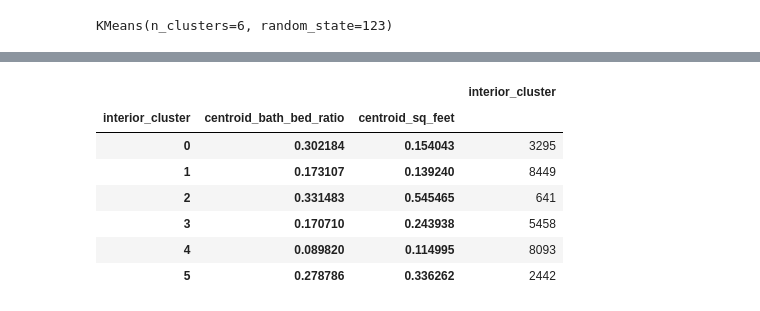
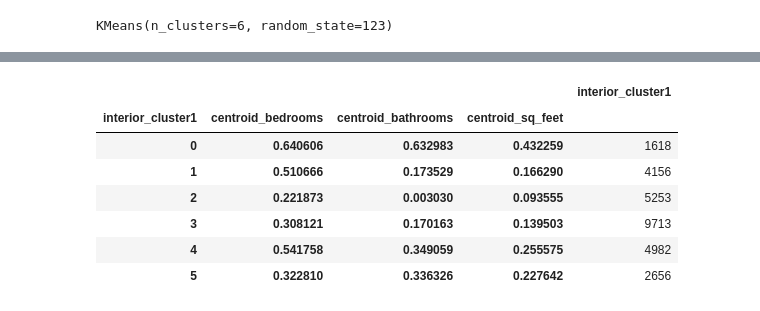
Before and after one commit to Michael-Mesa-Rae-Downen/project-3-clustering, a Jupyter notebook: working_notebook_michael.ipynb, the cells around one changed output, grey strips where cells are left out. Saved outputs shown, nothing was run; the diff lists cells and outputs as text; code cells hidden in the pictures.

```diff
--- a/working_notebook_michael.ipynb
+++ b/working_notebook_michael.ipynb
@@ -70,11 +70,11 @@ dtypes: float64(27), int64(2)
 memory usage: 6.5 MB
 # %%
 # list of variables I will cluster on.
-cluster_vars = ['bath_bed_ratio', 'sq_feet']
-cluster_name = 'interior_cluster'
+cluster_vars = ['bedrooms','bathrooms', 'sq_feet']
+cluster_name = 'interior_cluster1'
 k_range = range(2,20)
 # %%
-X_train = train_scaled[['bath_bed_ratio', 'sq_feet']]
+X_train = train_scaled[['bedrooms','bathrooms', 'sq_feet']]
 # %%
 def find_k(X_train, cluster_vars, k_range):
     sse = []
@@ -221,11 +214,11 @@ X
 # %%
-pd.DataFrame(X.groupby(['interior_cluster', 'centroid_bath_bed_ratio', 'centroid_sq_feet'])['interior_cluster'].count())
+pd.DataFrame(X.groupby(['interior_cluster1', 'centroid_bedrooms','centroid_bathrooms', 'centroid_sq_feet'])['interior_cluster1'].count())
 # %% [output]
-|  |  |  | interior_cluster |
-| interior_cluster | centroid_bath_bed_ratio | centroid_sq_feet |  |
-| 0 | 0.302184 | 0.154043 | 3295 |
-| 1 | 0.173107 | 0.139240 | 8449 |
-| 2 | 0.331483 | 0.545465 | 641 |
-| 3 | 0.170710 | 0.243938 | 5458 |
-| 4 | 0.089820 | 0.114995 | 8093 |
-| 5 | 0.278786 | 0.336262 | 2442 |
+|  |  |  |  | interior_cluster1 |
+| interior_cluster1 | centroid_bedrooms | centroid_bathrooms | centroid_sq_feet |  |
+| 0 | 0.640606 | 0.632983 | 0.432259 | 1618 |
+| 1 | 0.510666 | 0.173529 | 0.166290 | 4156 |
+| 2 | 0.221873 | 0.003030 | 0.093555 | 5253 |
+| 3 | 0.308121 | 0.170163 | 0.139503 | 9713 |
+| 4 | 0.541758 | 0.349059 | 0.255575 | 4982 |
+| 5 | 0.322810 | 0.336326 | 0.227642 | 2656 |
```
Also changed, not shown: parts of 24 cells of this notebook.
